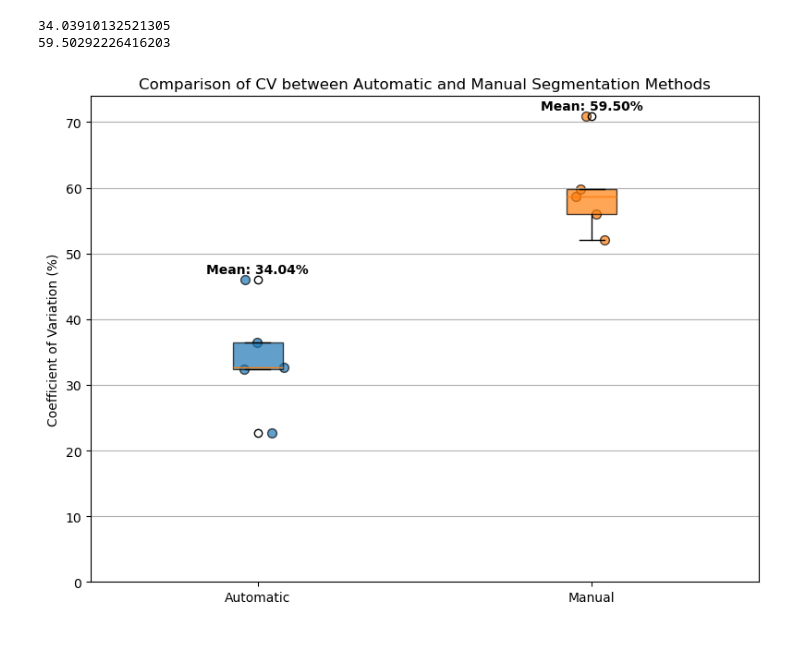
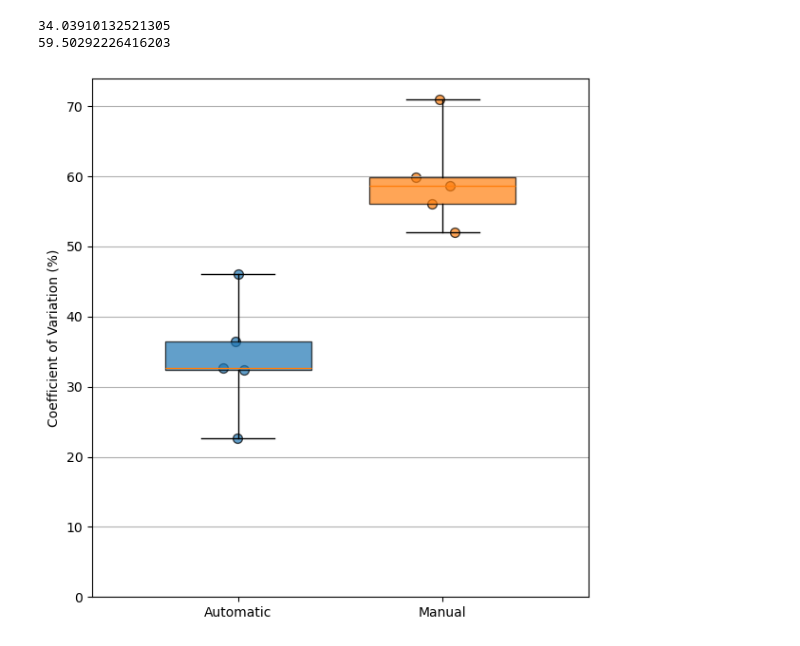
Before and after one commit to nepalaayush/thesis_new, a Jupyter notebook: manuscript/master_df_inverted.ipynb, the cells around one changed output. Drawn from its saved outputs; the diff is of its cells as text; code cells hidden in the pictures.

Commit message:
new v3 figures update

```diff
--- a/manuscript/master_df_inverted.ipynb
+++ b/manuscript/master_df_inverted.ipynb
@@ -315,44 +354,56 @@ df_stats.to_csv('cv_dataframe.csv', index=False)
 34.03910132521305
 59.50292226416203
 # %%
+#%%
 automatic_cv = [22.607229, 46.055132, 32.701069, 32.41297, 36.419106  ]
 manual_cv = [56.035579, 58.6315, 52.060096, 70.945118, 59.842318 ]
+
+
+#%%
+
 # Create a figure and axis
-fig, ax = plt.subplots(figsize=(8, 6))
+fig, ax = plt.subplots(figsize=(6, 6))
 
-# Create the box plots
-box_plot = ax.boxplot([automatic_cv, manual_cv], patch_artist=True)
+# Create the box plots without outlier points
+positions = [1, 1.7]  # Adjust these values to bring boxes closer
+box_plot = ax.boxplot([automatic_cv, manual_cv], positions=positions, widths=0.5,
+                      patch_artist=True, showfliers=False, whis=[0,100])
 
 # Color the boxes
 colors = ['#1f77b4', '#ff7f0e']  # Blue for automatic, orange for manual
 for patch, color in zip(box_plot['boxes'], colors):
     patch.set_facecolor(color)
     patch.set_alpha(0.7)  # Add some transparency
 
 # Add individual data points
-for i, dataset in enumerate([automatic_cv, manual_cv], 1):
-    x = np.random.normal(i, 0.04, len(dataset))  # Add some x-jitter
-    ax.scatter(x, dataset, alpha=0.7, c=colors[i-1], edgecolor='black', s=50)
-
-# Add mean values as text annotations
-for i, dataset in enumerate([automatic_cv, manual_cv], 1):
-    mean_value = np.mean(dataset)
-    ax.text(i, max(dataset) + 1, f'Mean: {mean_value:.2f}%',
-            horizontalalignment='center', fontweight='bold')
+for i, dataset in enumerate([automatic_cv, manual_cv]):
+    x = np.random.normal(positions[i], 0.04, len(dataset))  # Add some x-jitter
+    ax.scatter(x, dataset, alpha=0.7, c=colors[i], edgecolor='black', s=50)
 
 # Add labels and title
+ax.set_xticks(positions)
 ax.set_xticklabels(['Automatic', 'Manual'])
 ax.set_ylabel('Coefficient of Variation (%)')
-ax.set_title('Comparison of CV between Automatic and Manual Segmentation Methods')
+#ax.set_title('Comparison of CV between Automatic and Manual Segmentation Methods')
 
 # Set y-axis to start from 0
 ax.set_ylim(0, max(max(automatic_cv), max(manual_cv)) + 3)
+
+# Set x-axis limits to center the boxes
+ax.set_xlim(0.5, 2.2)
 
 # Add a grid for better readability
 ax.yaxis.grid(True)
 
 # Show the plot
 plt.tight_layout()
+
+#plt.savefig('manuscript\\boxplot_cv.png', dpi=600, bbox_inches='tight', format='png')
+
 plt.show()
+
+
+
+#%%
 # %% [output]
-[figure, old version]
+[figure, new version]
```
Also changed, not shown: parts of 7 cells of this notebook, 12 other files.
